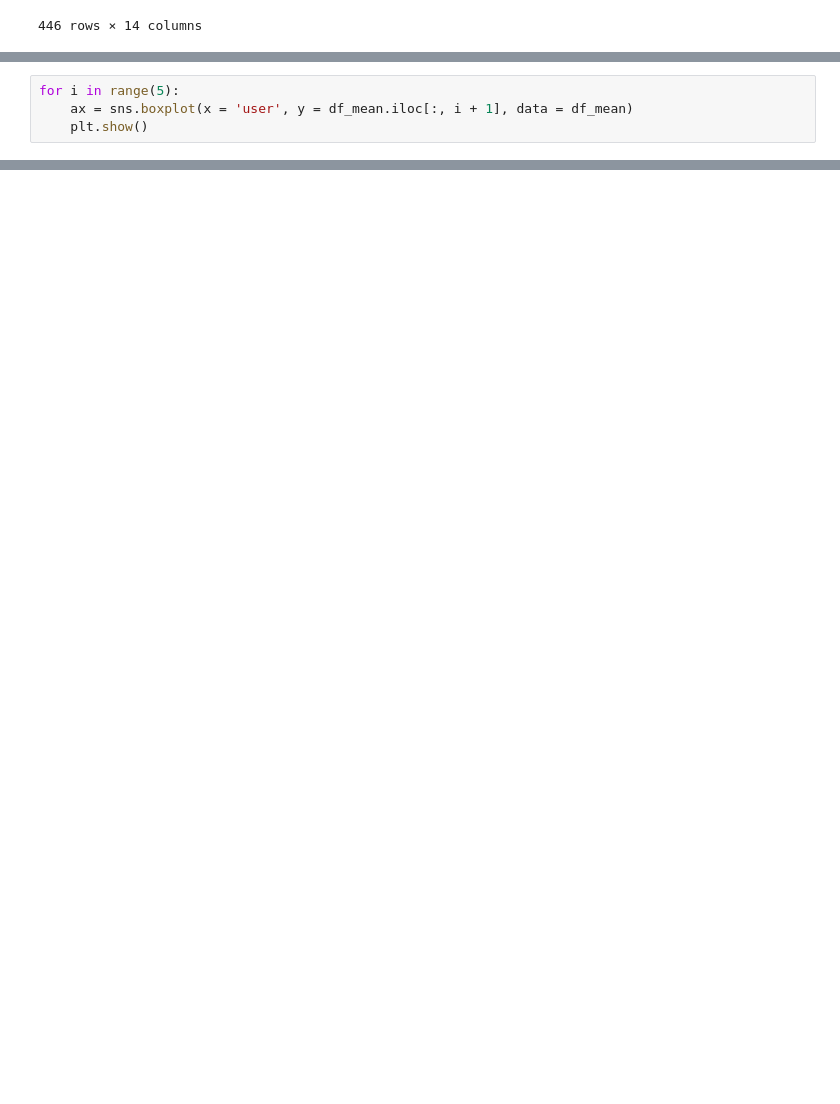
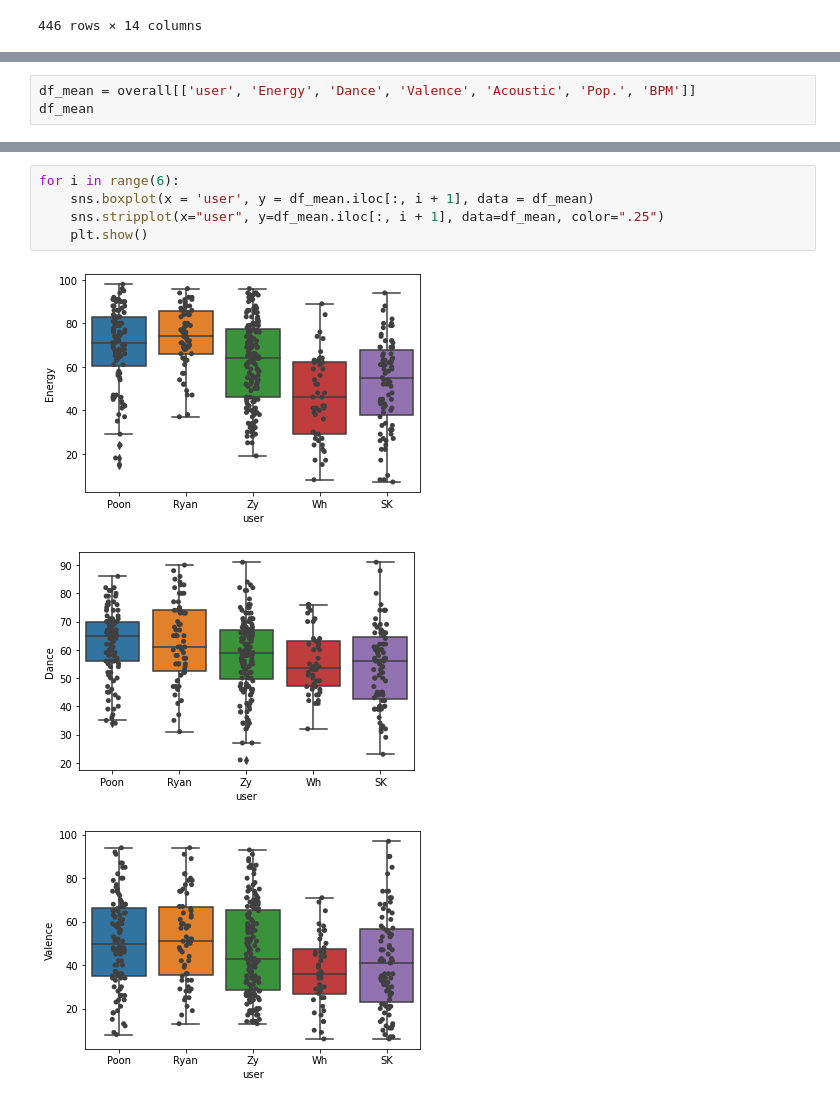
Before and after one commit to poon-zx/spotify-data-science, a Jupyter notebook: Spotify.ipynb, the cells around one changed output, grey strips where cells are left out. Drawn from its saved outputs; the diff is of its cells as text; blank space fills up the shorter version.

```diff
--- a/Spotify.ipynb
+++ b/Spotify.ipynb
@@ -193,4 +173,0 @@ df_mean
-# %%
-for i in range(5):
-    ax = sns.boxplot(x = 'user', y = df_mean.iloc[:, i + 1], data = df_mean)
-    plt.show()
@@ -202,0 +194,3 @@ for i in range(5):
+# %%
+df_mean = overall[['user', 'Energy', 'Dance', 'Valence', 'Acoustic', 'Pop.', 'BPM']]
+df_mean
@@ -202,0 +211,9 @@ for i in range(5):
+# %%
+for i in range(6):
+    sns.boxplot(x = 'user', y = df_mean.iloc[:, i + 1], data = df_mean)
+    sns.stripplot(x="user", y=df_mean.iloc[:, i + 1], data=df_mean, color=".25")
+    plt.show()
+# %% [output]
+[figure, added]
+[figure, added]
+[figure, added]
```
Also changed, not shown: parts of 11 cells of this notebook.
